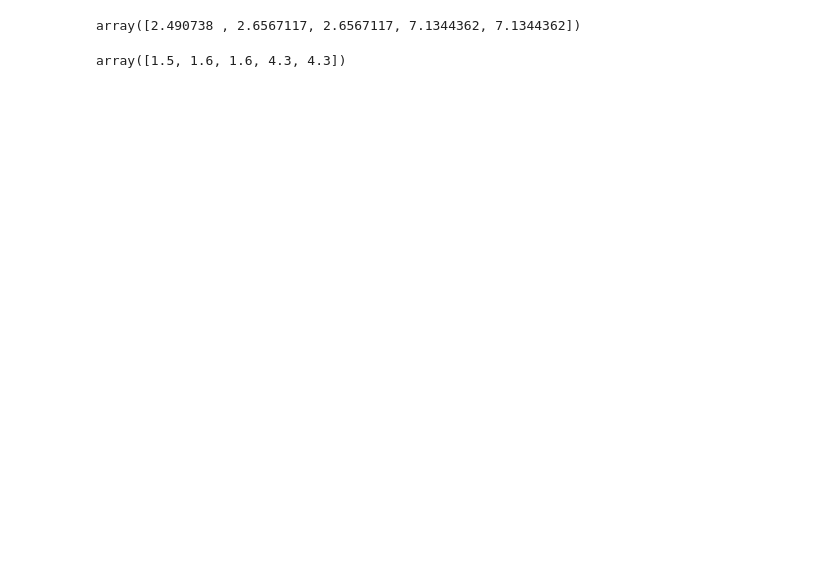
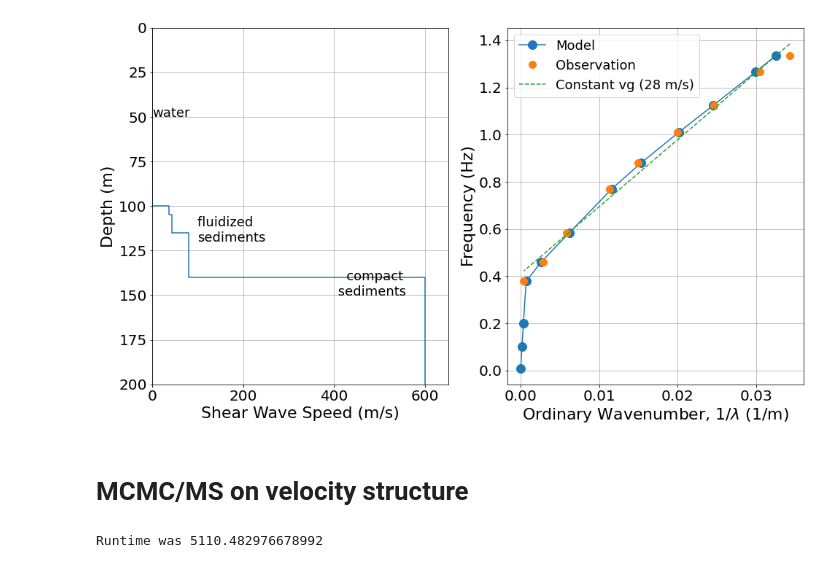
Before and after one commit to bradlipovsky/whidbey-surface-waves, a Jupyter notebook: plot-sdisp96.ipynb, the cells around one changed output. Cells and saved outputs as stored; diff of their text form; code cells hidden in the pictures; blank space fills up the shorter version.

```diff
--- a/plot-sdisp96.ipynb
+++ b/plot-sdisp96.ipynb
@@ -82,11 +0,0 @@ array([   27.47252747,    51.02040816,    88.49557522,   344.82758621,
-# %%
-vp = p/1e3
-rho = (1.6612 * vp - 0.4721 * vp**2 + 0.0671 * vp**3 - 0.0043 * vp**4 + 0.000106 * vp**5)*1000
-# %%
-rho
-# %% [output]
-array([2.490738 , 2.6567117, 2.6567117, 7.1344362, 7.1344362])
-# %%
-p
-# %% [output]
-array([1.5, 1.6, 1.6, 4.3, 4.3])
@@ -92,0 +83,20 @@ array([1.5, 1.6, 1.6, 4.3, 4.3])
+# %%
+kobs = np.array([0.0343, 0.0305, 0.0246, 0.020, 0.0150, 0.0113, 0.0059, 0.0029, 0.00042])
+fobs = np.array([1.335, 1.265, 1.125, 1.01, 0.88, 0.77, 0.585, 0.46, 0.378])
+cobs = fobs/kobs
+# %%
+# Four layer model
+h =  [0.100, 0.005, 0.010, 0.025, 0.0]
+vs = [0, 0.038, 0.043, 0.080, 0.600]
+vp = [1.5,1.6,1.6,1.6,1.6]
+rho= [1,1.5,1.5,1.5,1.5]
+
+f,k = pysurf96(h,vp,vs,rho)
+
+plt_dispersion(f,k,fobs,kobs,
+               np.hstack([0,np.cumsum(h)*1e3,200]),
+               1000*np.hstack([vs,vs[-1],vs[-1]]))
+# %% [output]
+[figure, added]
+# %% [markdown]
+# MCMC/MS on velocity structure
@@ -92,0 +110,25 @@ array([1.5, 1.6, 1.6, 4.3, 4.3])
+# %%
+t0 = perf_counter()
+
+step_size = 2.5e-4 # 0.25 m/s
+# k_sensitivity = 0.000418 * len(kobs)
+k_sensitivity = 7.5e-5
+x0 = [0.038,0.043,0.080,0.60]
+h0 = [0.1,0.005,0.010,0.020,0.0]
+m0 = wrap_four_layer(x0,h0,kobs)
+N = 100000
+
+x_list = []
+for i in tqdm(range(N)):
+    x = x0 + step_size*(2*random_sample(len(x0))-1)
+    m = wrap_four_layer(x,h0,kobs)
+    L =  np.exp(-(m-m0)**2 / k_sensitivity**2)
+    thr = random_sample()
+    if L >= thr:
+        x_list.append(x)
+        x0 = x
+        m0 = m
+x_list = np.array(x_list) * 1e3
+print(f'Runtime was {perf_counter()-t0}')
+# %% [output]
+Runtime was 5110.482976678992
```
Also changed, not shown: parts of 19 cells of this notebook, 5 other files.
